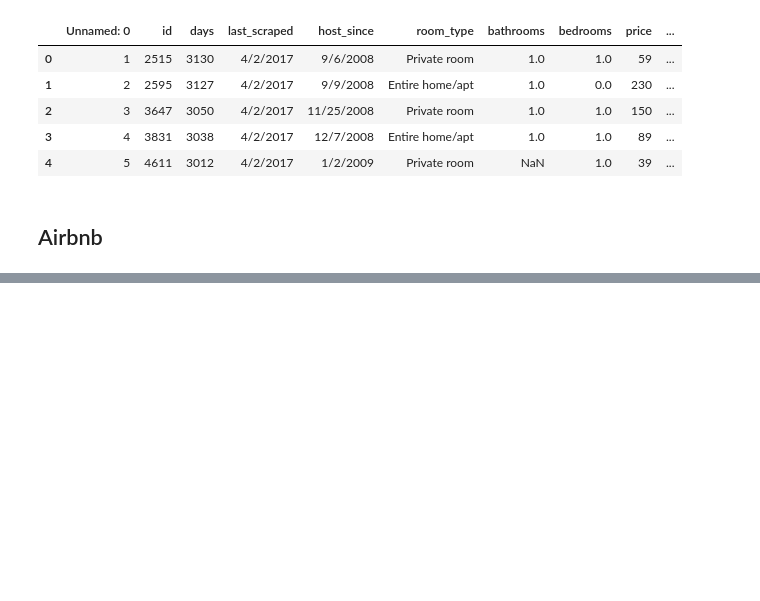
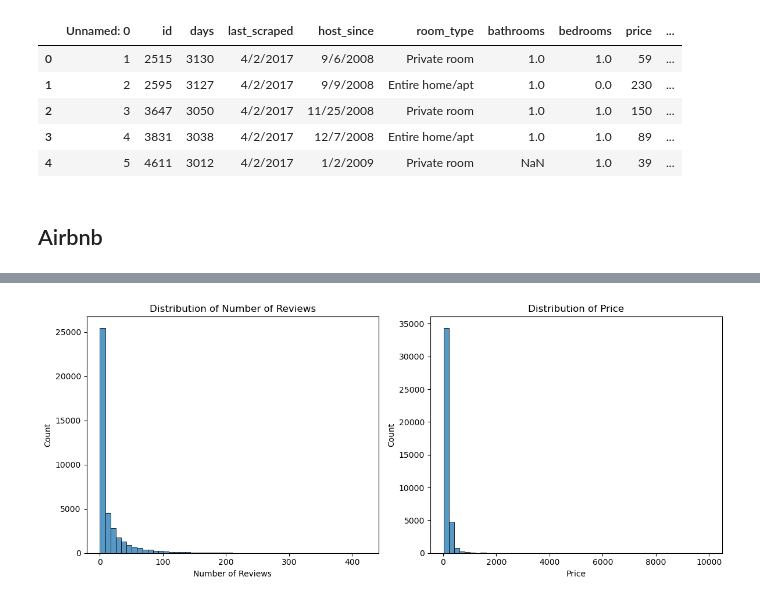
Before and after one commit to rsm-juling/Lulu_marketing_analytics_project, a Jupyter notebook: blog/Project2/index.ipynb, the cells around one changed output, grey strips where cells are left out. Cells and saved outputs as stored; diff of their text form; code cells hidden in the pictures; blank space fills up the shorter version.

```diff
--- a/blog/Project2/index.ipynb
+++ b/blog/Project2/index.ipynb
@@ -554,0 +643,24 @@ instant_bookable_t         0.3613      0.003    125.436      0.000       0.356
+# %%
+# Step 3: 轉換類別變數為數值（instant_bookable: "t"/"f" → 1/0）
+airbnb_cleaned["instant_bookable_t"] = airbnb_cleaned["instant_bookable_t"].astype(int)
+
+# Step 4: 描述統計與簡單分布圖示
+summary_stats = airbnb_cleaned.describe()
+
+# 畫出評論數與價格的分佈
+plt.figure(figsize=(12, 5))
+
+plt.subplot(1, 2, 1)
+sns.histplot(airbnb_cleaned["number_of_reviews"], bins=50, kde=False)
+plt.title("Distribution of Number of Reviews")
+plt.xlabel("Number of Reviews")
+
+plt.subplot(1, 2, 2)
+sns.histplot(airbnb_cleaned["price"], bins=50, kde=False)
+plt.title("Distribution of Price")
+plt.xlabel("Price")
+
+plt.tight_layout()
+plt.show()
+# %% [output]
+[figure, added]
```
Also changed, not shown: parts of 7 cells of this notebook, 19 other files.
